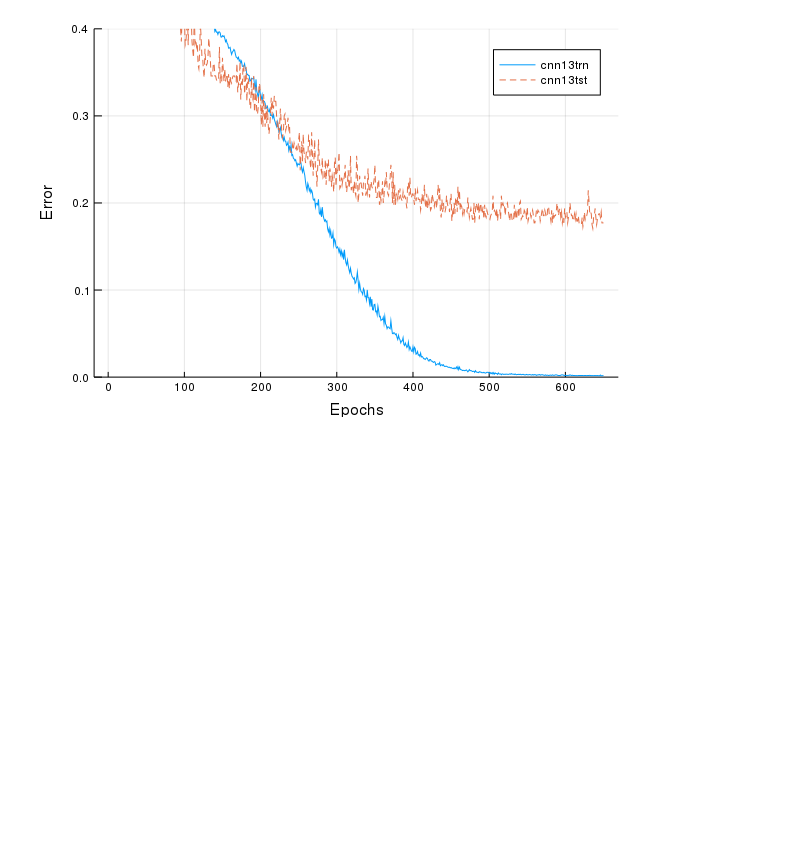
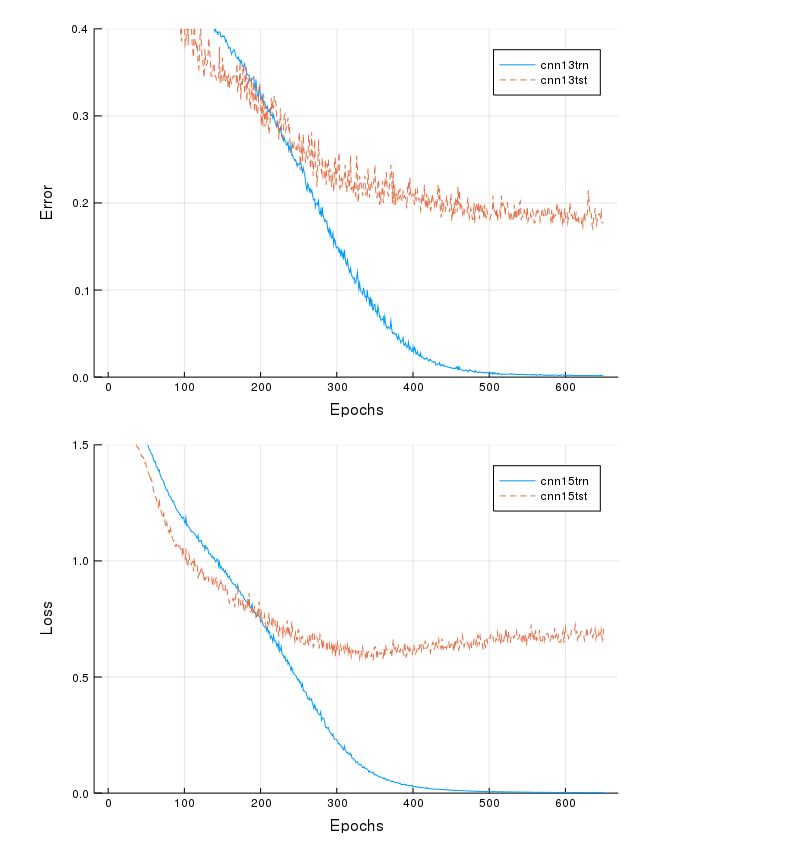
Before and after one commit to alabrashJr/DCNN-Julia, a Jupyter notebook: DCNN-lastModel .ipynb, the cells around one changed output. Cells and saved outputs as stored; diff of their text form; code cells hidden in the pictures; blank space fills up the shorter version.

```diff
--- a/DCNN-lastModel .ipynb
+++ b/DCNN-lastModel .ipynb
@@ -203,5 +49,7 @@ plot([cnn14[3,:],cnn14[4,:]],ylim=(0.0,0.4),
 cnn15=Knet.load("models/dcnn8_3.jld2","results");
 #cnn13 with epoch 650 - lr= 0,0075
 # %%
-plot([cnn14[1,:],cnn14[2,:]],ylim=(0.0,1.5),
-     labels=[:cnn13trn :cnn13tst],xlabel="Epochs",ylabel="Loss")
+plot([cnn15[1,:],cnn15[2,:]],ylim=(0.0,1.5),
+     labels=[:cnn15trn :cnn15tst],xlabel="Epochs",ylabel="Loss")
+# %% [output]
+[figure, added]
```
Also changed, not shown: parts of 22 cells of this notebook.
